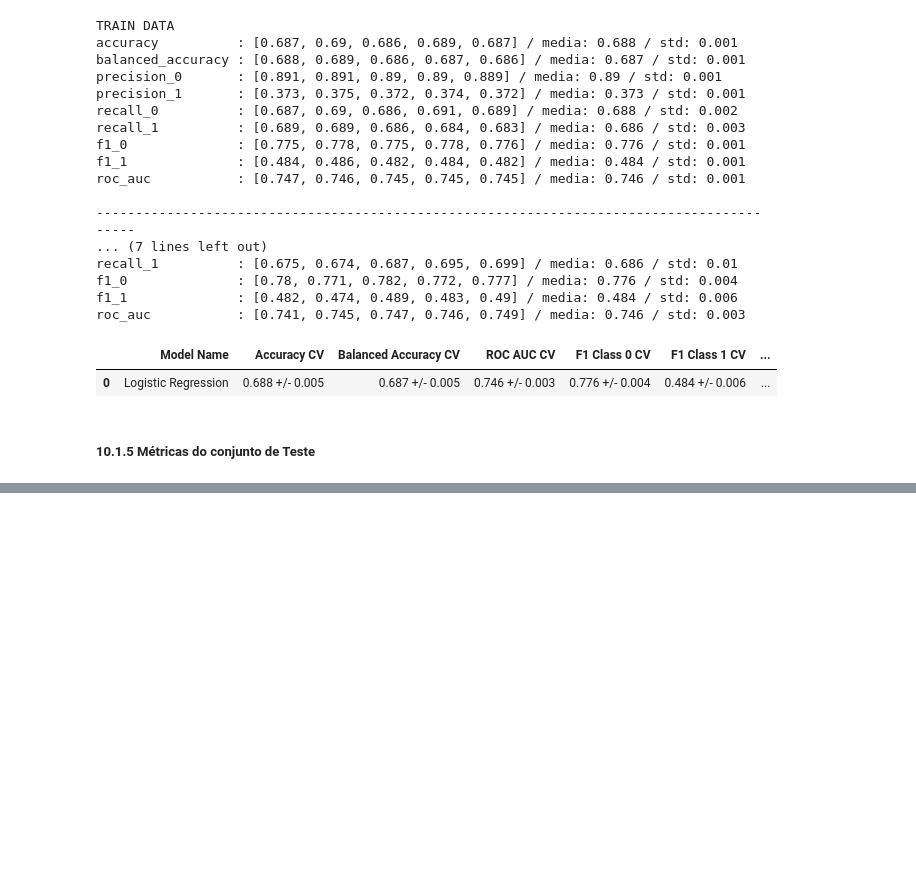
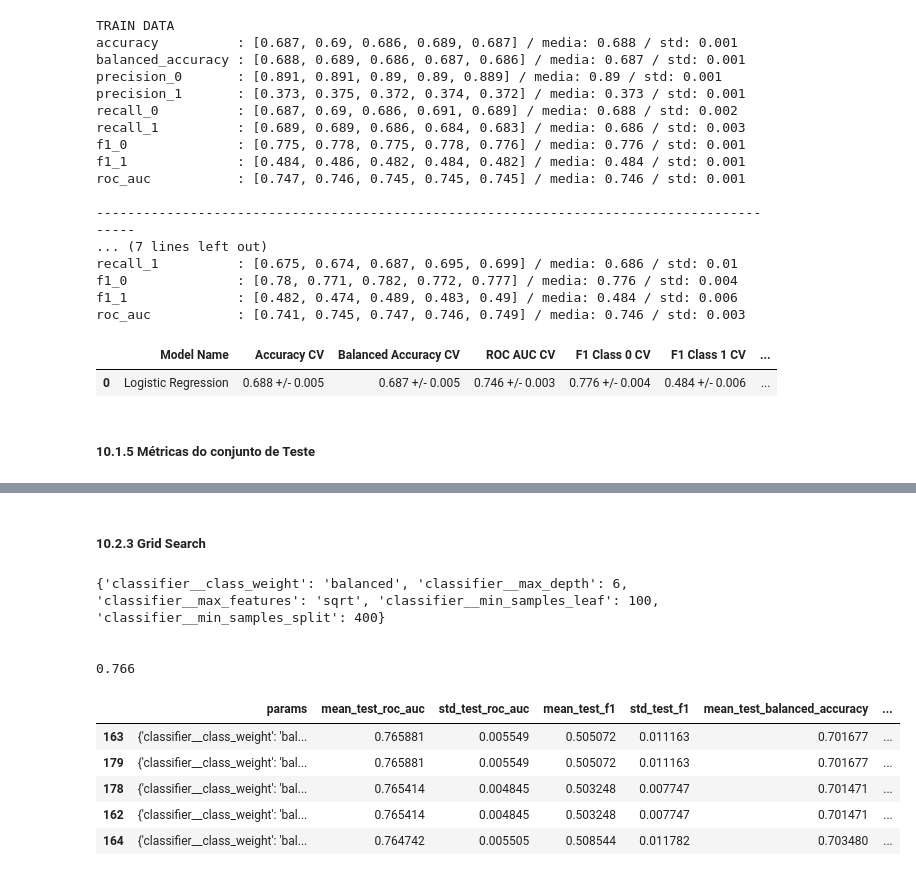
Before and after one commit to samantasobral/shap-ml-interpretability, a Jupyter notebook: notebook/shap_model.ipynb, the cells around one changed output, grey strips where cells are left out. Drawn from its saved outputs; the diff is of its cells as text; code cells hidden in the pictures; blank space fills up the shorter version.

```diff
--- a/notebook/shap_model.ipynb
+++ b/notebook/shap_model.ipynb
@@ -1754,0 +1795,39 @@ weighted avg       0.79      0.73      0.75      9714
+# %% [markdown]
+##### 10.2.3 Grid Search
+# %%
+param_grid = {
+    'classifier__max_features': ['auto', 'sqrt', 'log2'],
+    'classifier__class_weight': ['balanced'],
+    'classifier__min_samples_leaf': [100, 200, 300, 400],
+    'classifier__min_samples_split': [100, 200, 300,400],
+    'classifier__max_depth': [3,4,5,6,7]
+}
+
+dt = GridSearchCV(clf, param_grid, scoring = ['f1', 'balanced_accuracy', 'roc_auc', 'accuracy'], cv = kf, refit = 'roc_auc')
+
+search_dt = dt.fit(df10_dt.drop('pago', axis = 1), df10_dt['pago'])
+
+print(search_dt.best_params_)
+print('\n')
+print(round(search_dt.best_score_,3 ))
+# %% [output]
+{'classifier__class_weight': 'balanced', 'classifier__max_depth': 6, 'classifier__max_features': 'sqrt', 'classifier__min_samples_leaf': 100, 'classifier__min_samples_split': 400}
+
+
+0.766
+# %%
+results = pd.DataFrame(search_dt.cv_results_)[['params', 'mean_test_roc_auc',
+                                               'std_test_roc_auc', 'mean_test_f1', 'std_test_f1',
+                                               'mean_test_balanced_accuracy', 'std_test_balanced_accuracy',
+                                               'mean_test_accuracy', 'std_test_accuracy' ]]
+
+results.sort_values(by = 'mean_test_roc_auc', ascending = False, inplace = True)
+
+results.head()
+# %% [output]
+|  | params | mean_test_roc_auc | std_test_roc_auc | mean_test_f1 | std_test_f1 | mean_test_balanced_accuracy | ... |
+| 163 | {'classifier__class_weight': 'bal... | 0.765881 | 0.005549 | 0.505072 | 0.011163 | 0.701677 | ... |
+| 179 | {'classifier__class_weight': 'bal... | 0.765881 | 0.005549 | 0.505072 | 0.011163 | 0.701677 | ... |
+| 178 | {'classifier__class_weight': 'bal... | 0.765414 | 0.004845 | 0.503248 | 0.007747 | 0.701471 | ... |
+| 162 | {'classifier__class_weight': 'bal... | 0.765414 | 0.004845 | 0.503248 | 0.007747 | 0.701471 | ... |
+| 164 | {'classifier__class_weight': 'bal... | 0.764742 | 0.005505 | 0.508544 | 0.011782 | 0.703480 | ... |
```
Also changed, not shown: parts of 18 cells of this notebook.
